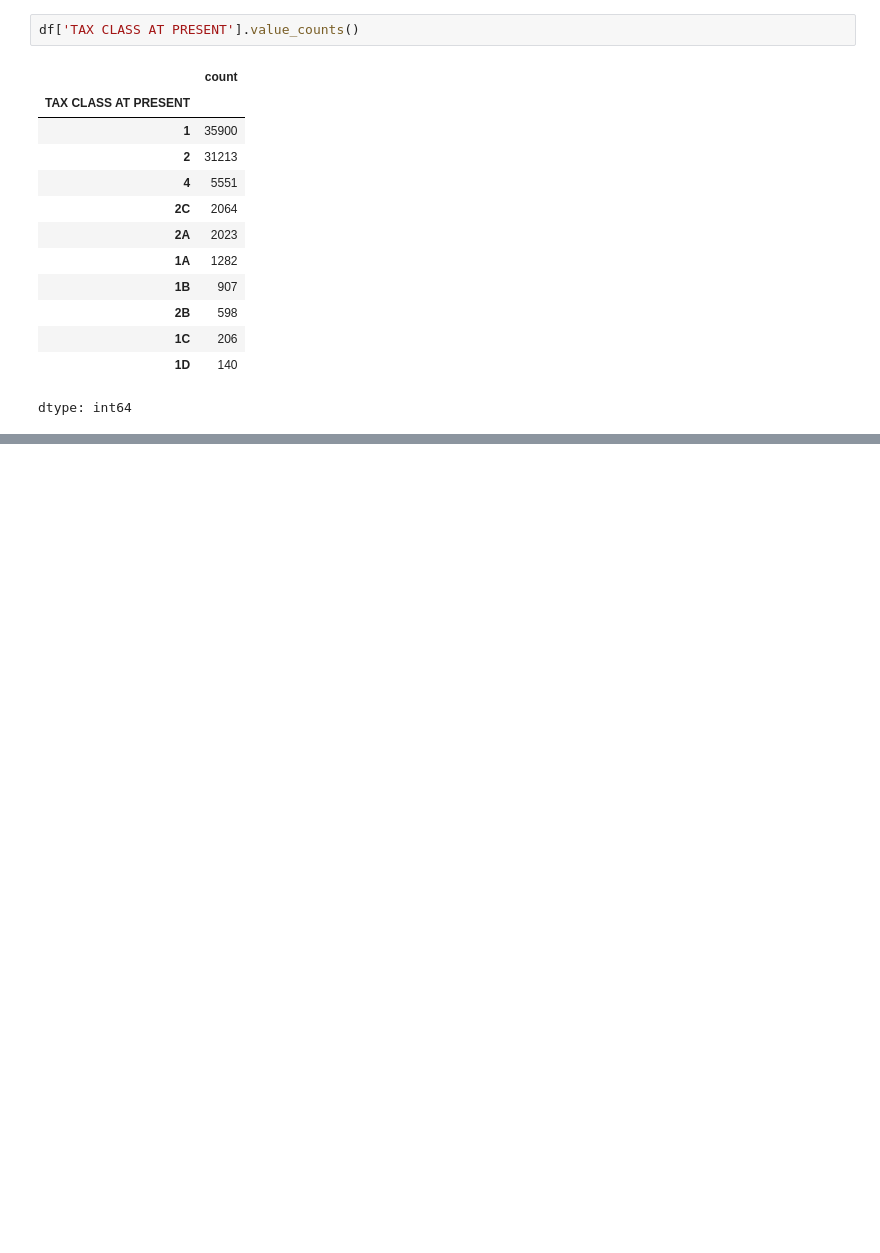
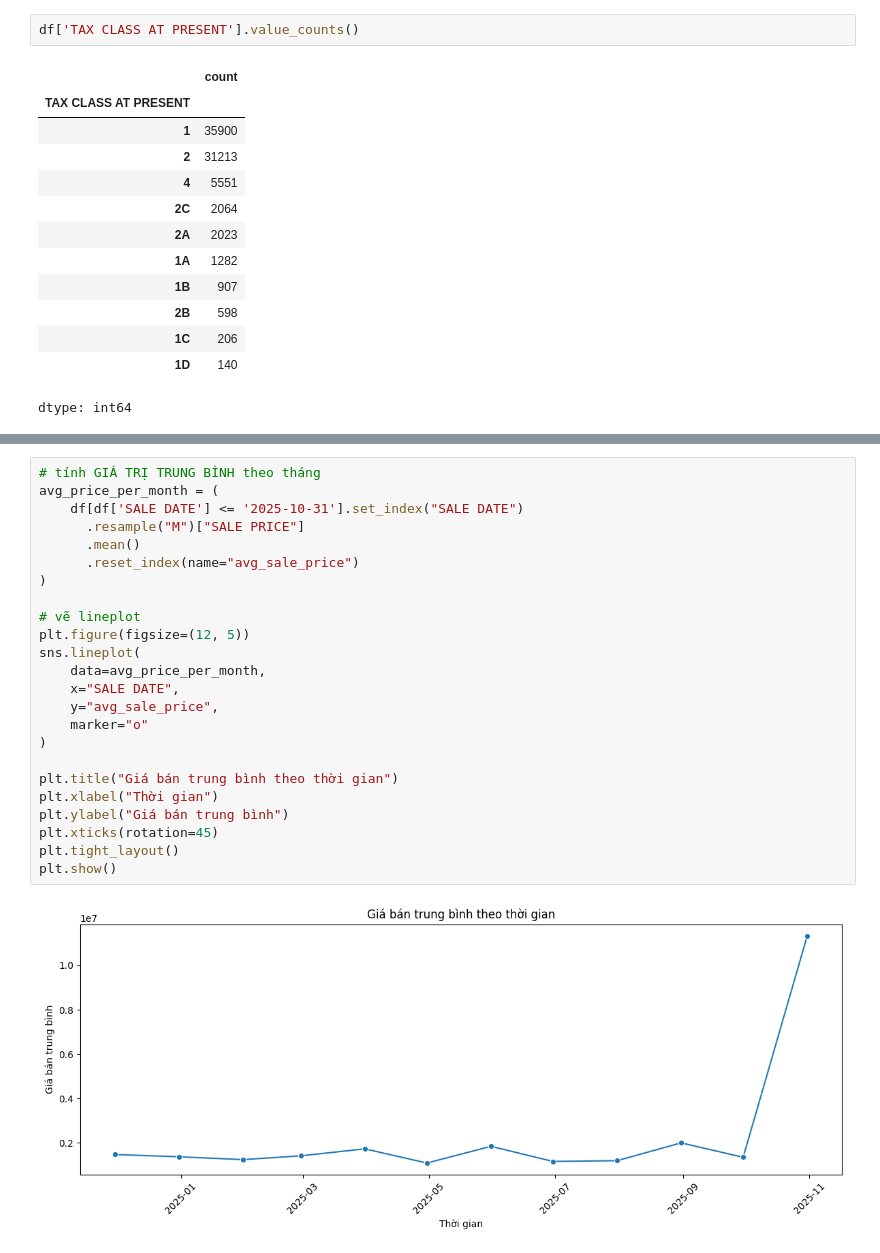
Before and after one commit to Gitzav/role_of_data_preparation, a Jupyter notebook: Data_preparation.ipynb, the cells around one changed output, grey strips where cells are left out. Cells and saved outputs as stored; diff of their text form; blank space fills up the shorter version.

```diff
--- a/Data_preparation.ipynb
+++ b/Data_preparation.ipynb
@@ -316,0 +341,26 @@ dtype: int64
+# %%
+# tính GIÁ TRỊ TRUNG BÌNH theo tháng
+avg_price_per_month = (
+    df[df['SALE DATE'] <= '2025-10-31'].set_index("SALE DATE")
+      .resample("M")["SALE PRICE"]
+      .mean()
+      .reset_index(name="avg_sale_price")
+)
+
+# vẽ lineplot
+plt.figure(figsize=(12, 5))
+sns.lineplot(
+    data=avg_price_per_month,
+    x="SALE DATE",
+    y="avg_sale_price",
+    marker="o"
+)
+
+plt.title("Giá bán trung bình theo thời gian")
+plt.xlabel("Thời gian")
+plt.ylabel("Giá bán trung bình")
+plt.xticks(rotation=45)
+plt.tight_layout()
+plt.show()
+# %% [output]
+[figure, added]
```
Also changed, not shown: parts of 6 cells of this notebook.
